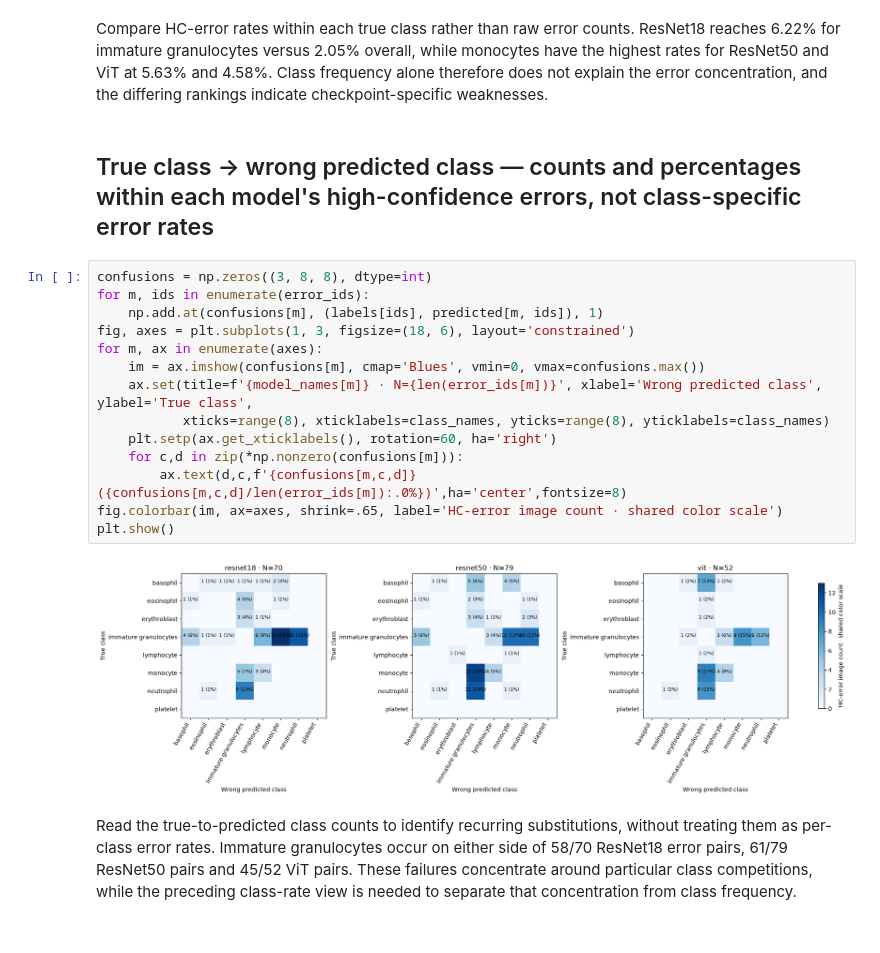
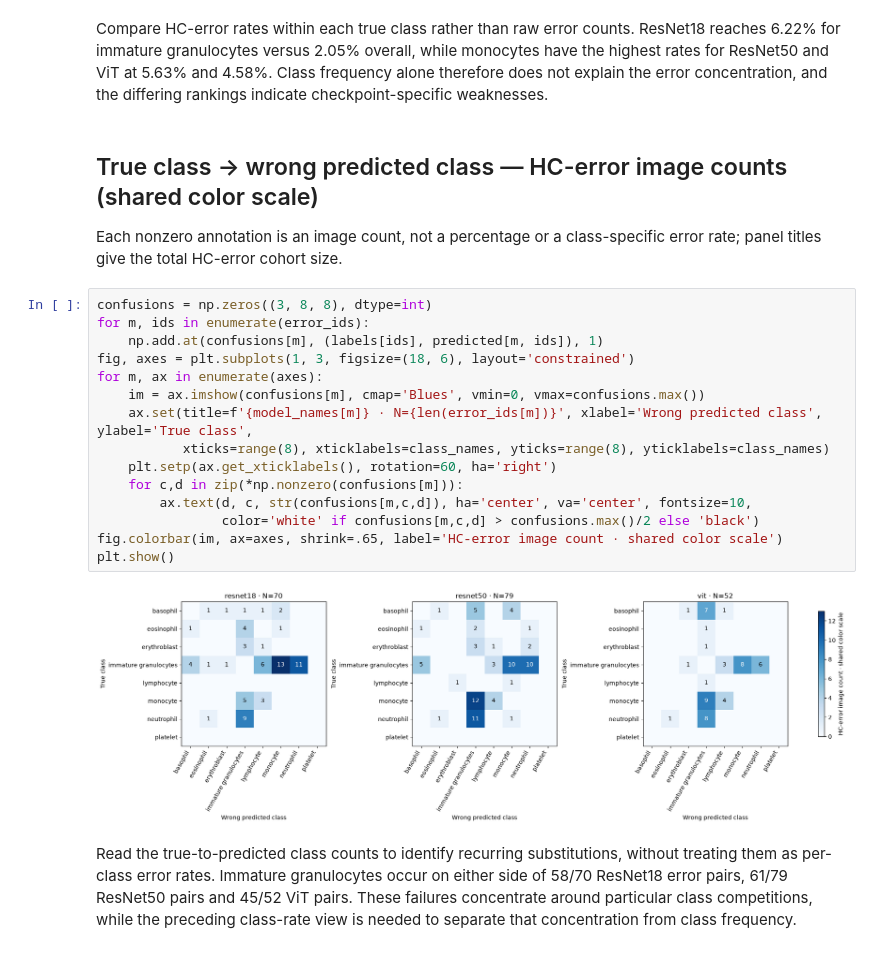
Before and after one commit to jseibezeder/AI_and_Visualization_Project, a Jupyter notebook: 02_model_behavior.ipynb, the cells around one changed output. Saved outputs shown, nothing was run; the diff lists cells and outputs as text.

```diff
--- a/02_model_behavior.ipynb
+++ b/02_model_behavior.ipynb
@@ -189,23 +150,26 @@ plt.show()
 # %% [markdown]
 Compare HC-error rates within each true class rather than raw error counts. ResNet18 reaches 6.22% for immature granulocytes versus 2.05% overall, while monocytes have the highest rates for ResNet50 and ViT at 5.63% and 4.58%. Class frequency alone therefore does not explain the error concentration, and the differing rankings indicate checkpoint-specific weaknesses.
 # %% [markdown]
-## True class → wrong predicted class — counts and percentages within each model's high-confidence errors, not class-specific error rates
+## True class → wrong predicted class — HC-error image counts (shared color scale)
+
+Each nonzero annotation is an image count, not a percentage or a class-specific error rate; panel titles give the total HC-error cohort size.
 # %%
 confusions = np.zeros((3, 8, 8), dtype=int)
 for m, ids in enumerate(error_ids):
     np.add.at(confusions[m], (labels[ids], predicted[m, ids]), 1)
 fig, axes = plt.subplots(1, 3, figsize=(18, 6), layout='constrained')
 for m, ax in enumerate(axes):
     im = ax.imshow(confusions[m], cmap='Blues', vmin=0, vmax=confusions.max())
     ax.set(title=f'{model_names[m]} · N={len(error_ids[m])}', xlabel='Wrong predicted class', ylabel='True class',
            xticks=range(8), xticklabels=class_names, yticks=range(8), yticklabels=class_names)
     plt.setp(ax.get_xticklabels(), rotation=60, ha='right')
     for c,d in zip(*np.nonzero(confusions[m])):
-        ax.text(d,c,f'{confusions[m,c,d]} ({confusions[m,c,d]/len(error_ids[m]):.0%})',ha='center',fontsize=8)
+        ax.text(d, c, str(confusions[m,c,d]), ha='center', va='center', fontsize=10,
+                color='white' if confusions[m,c,d] > confusions.max()/2 else 'black')
 fig.colorbar(im, ax=axes, shrink=.65, label='HC-error image count · shared color scale')
 plt.show()
 # %% [output]
-[figure, old version]
+[figure, new version]
 # %% [markdown]
 Read the true-to-predicted class counts to identify recurring substitutions, without treating them as per-class error rates. Immature granulocytes occur on either side of 58/70 ResNet18 error pairs, 61/79 ResNet50 pairs and 45/52 ViT pairs. These failures concentrate around particular class competitions, while the preceding class-rate view is needed to separate that concentration from class frequency.
 # %% [markdown]
```
Also changed, not shown: parts of 34 cells of this notebook, 4 other files.
